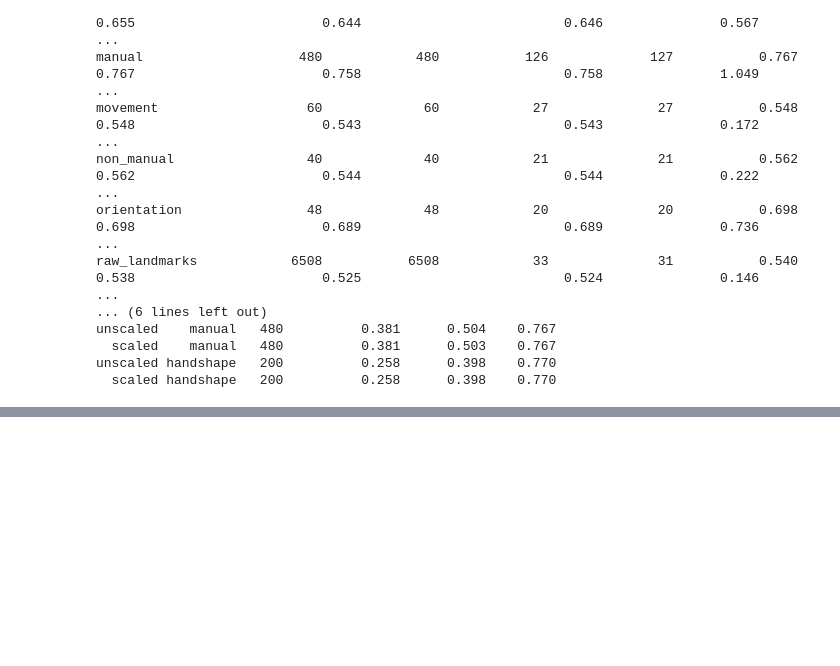
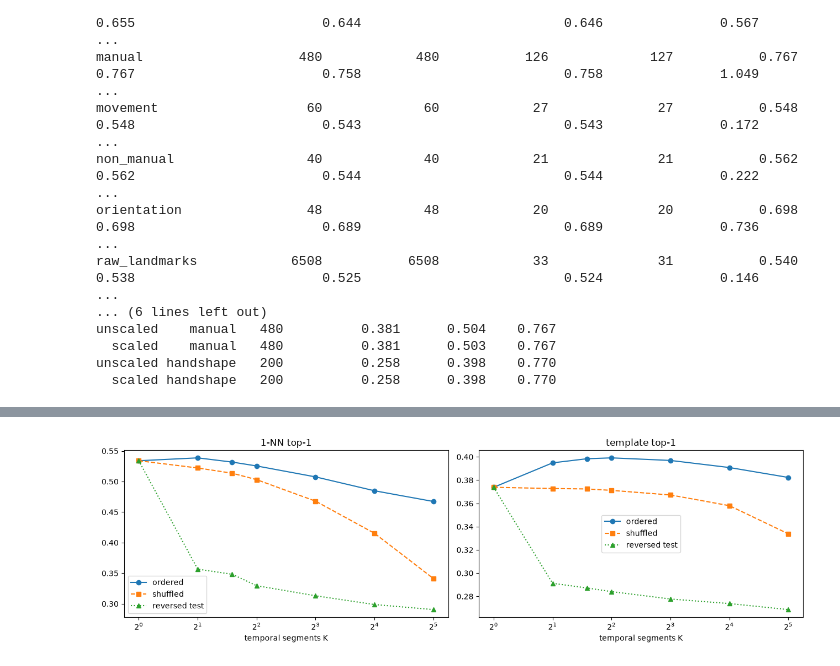
Before and after one commit to onecod3r/thesis, a Jupyter notebook: experiments/recognition/gislr.0.dataset.phonology-features.ipynb, the cells around one changed output, grey strips where cells are left out. Cells and saved outputs as stored; diff of their text form; code cells hidden in the pictures; blank space fills up the shorter version.

```diff
--- a/experiments/recognition/gislr.0.dataset.phonology-features.ipynb
+++ b/experiments/recognition/gislr.0.dataset.phonology-features.ipynb
@@ -674,0 +696,82 @@ unscaled handshape   200          0.258      0.398    0.770
+# %%
+# ============================================================
+# Order of the features: resolution sweep, shuffle and reversal controls, DTW
+# ============================================================
+KS = (1, 2, 3, 4, 8, 16, 32)  # temporal segments per clip
+DTW_REFS, DTW_QUERIES = 20, 8  # per gloss, for the whole-sequence comparisons (seeded)
+
+T, _ = load_tables()
+y = T.sign.to_numpy()
+tr, te = T.split.to_numpy() == "train", T.split.to_numpy() == "test"
+classes = np.sort(T.sign.unique())
+seq = np.concatenate([np.load(f.with_suffix(".npz"))["seq"] for f in sorted(CH.glob("chunk_*.parquet"))]).astype(np.float32)
+seq[:, :, PH.SCALED] /= T.width.fillna(PH.GLOBAL_WIDTH).to_numpy()[:, None, None]  # the scaled variant
+rng = np.random.default_rng(SEED)
+shuf = ST.shuffle_time(seq, rng)
+rev = seq[:, ::-1]
+
+
+def seg_eval(a_tr, a_te):
+    Z, keep = ST.standardize(np.concatenate([a_tr, a_te]), np.r_[np.ones(len(a_tr), bool), np.zeros(len(a_te), bool)])
+    Ztr, Zte = Z[: len(a_tr)], Z[len(a_tr):]
+    ce = ST.centroid_eval(Ztr, y[tr], Zte, y[te], classes)
+    return {"dims": int(keep.sum()), "template_top1": ce["top1"], "template_top5": ce["top5"],
+            "knn1_top1": ST.knn_eval(Ztr, y[tr], Zte, y[te])}
+
+
+rows = []
+for k in tqdm(KS, desc="K segments"):
+    for order, s in (("ordered", seq), ("shuffled", shuf)):
+        a = ST.segment_means(s, k)
+        rows.append({"K": k, "order": order, **seg_eval(a[tr], a[te])})
+    a = ST.segment_means(seq, k)
+    rows.append({"K": k, "order": "reversed test", **seg_eval(a[tr], ST.segment_means(rev, k)[te])})
+SWEEP = pd.DataFrame(rows)
+SWEEP.to_csv(RES / "order_sweep.csv", index=False)
+print(SWEEP.round(4).to_string(index=False))
+
+per = []
+for p in PH.PARAMETERS:
+    m = PH.GROUP == p
+    for k in (1, 8):
+        for order, s in (("ordered", seq), ("shuffled", shuf)):
+            a = ST.segment_means(s[:, :, m], k)
+            per.append({"parameter": p, "K": k, "order": order, **seg_eval(a[tr], a[te])})
+PER = pd.DataFrame(per)
+PER.to_csv(RES / "order_per_parameter.csv", index=False)
+gain = PER.pivot_table(index="parameter", columns=["K", "order"], values="knn1_top1")
+gain["order_gain_K8"] = gain[(8, "ordered")] - gain[(8, "shuffled")]
+gain["resolution_gain"] = gain[(8, "ordered")] - gain[(1, "ordered")]
+print("\n1-NN top-1 per parameter:\n", gain.round(4).to_string())
+
+# whole-sequence matching on a fixed subsample
+idx_tr = np.concatenate([rng.choice(np.flatnonzero(tr & (y == c)), DTW_REFS, replace=False) for c in classes])
+idx_te = np.concatenate([rng.choice(np.flatnonzero(te & (y == c)), DTW_QUERIES, replace=False) for c in classes])
+Zs = ST.standardize_frames(seq, tr)
+Zsh = ST.standardize_frames(shuf, tr)
+Zrv = Zs[:, ::-1].copy()
+dtw = []
+for name, band in (("DTW", None), ("rigid", 0)):
+    for order, ref, qry in (("ordered", Zs, Zs), ("shuffled", Zsh, Zsh), ("reversed test", Zs, Zrv)):
+        dtw.append({"method": name, "order": order,
+                    "knn1_top1": ST.dtw_knn(ref[idx_tr], y[idx_tr], qry[idx_te], y[idx_te], band=band)})
+        print(dtw[-1], flush=True)
+for k in (1, 8):
+    for order, s in (("ordered", seq), ("shuffled", shuf)):
+        a = ST.segment_means(s, k)
+        Z, _ = ST.standardize(a, tr)
+        dtw.append({"method": f"K={k} segments", "order": order,
+                    "knn1_top1": ST.knn_eval(Z[idx_tr], y[idx_tr], Z[idx_te], y[idx_te])})
+DTW = pd.DataFrame(dtw)
+DTW.to_csv(RES / "order_sequence_matching.csv", index=False)
+print(f"\nwhole-sequence 1-NN, {DTW_REFS} refs x {DTW_QUERIES} queries per gloss (chance 0.004):\n", DTW.round(4).to_string(index=False))
+
+fig, ax = plt.subplots(1, 2, figsize=(13, 4))
+for order, st in (("ordered", "o-"), ("shuffled", "s--"), ("reversed test", "^:")):
+    d = SWEEP[SWEEP.order == order]
+    ax[0].plot(d.K, d.knn1_top1, st, label=order)
+    ax[1].plot(d.K, d.template_top1, st, label=order)
+for a_, t_ in zip(ax, ("1-NN top-1", "template top-1")):
+    a_.set_xscale("log", base=2); a_.set_xlabel("temporal segments K"); a_.set_title(t_); a_.legend()
+fig.tight_layout(); fig.savefig(ASSETS / "order.png", dpi=110); plt.show()
+# %% [output]
@@ -674,0 +795 @@ unscaled handshape   200          0.258      0.398    0.770
+[figure, added]
```
Also changed, not shown: parts of 3 cells of this notebook, 15 other files.
